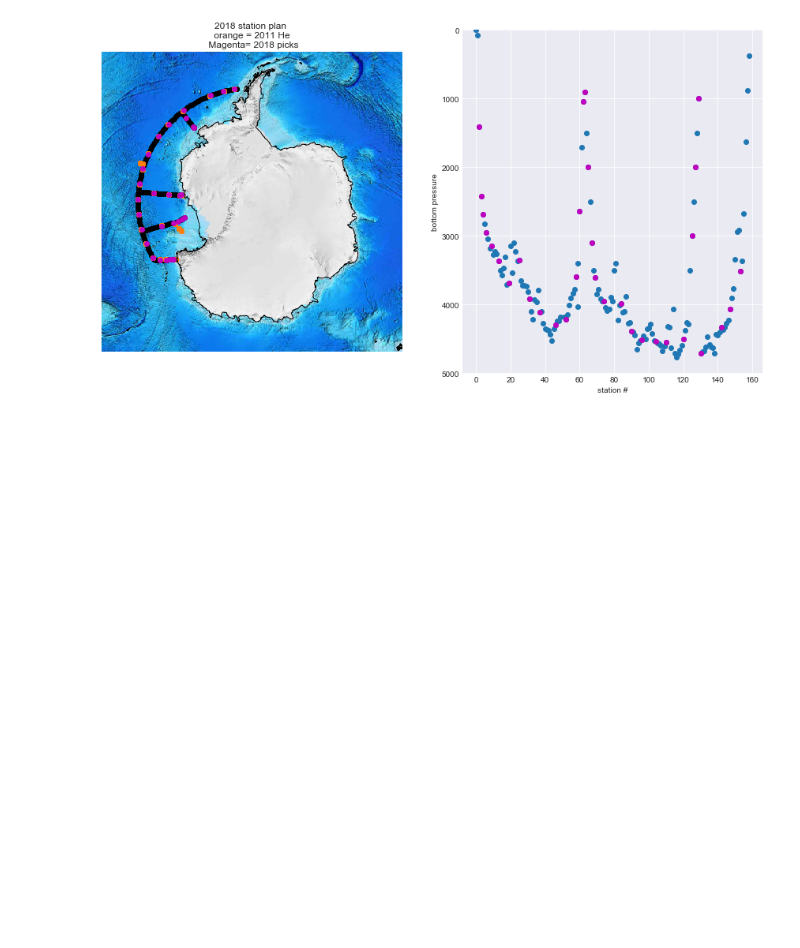
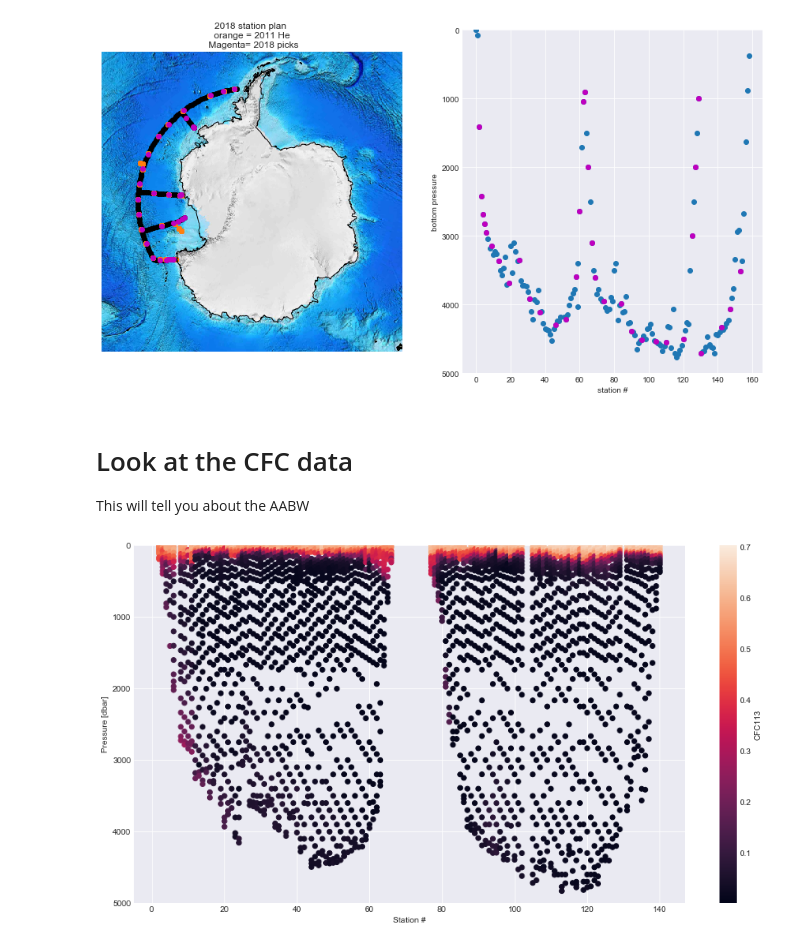
Before and after one commit to nlbeaird/S4P, a Jupyter notebook: plot_h3_2011_usingCSV_old_conflict.ipynb, the cells around one changed output. Drawn from its saved outputs; the diff is of its cells as text; code cells hidden in the pictures; blank space fills up the shorter version.

Commit message:
add CFC plots

```diff
--- a/plot_h3_2011_usingCSV_old_conflict.ipynb
+++ b/plot_h3_2011_usingCSV_old_conflict.ipynb
@@ -428,3 +432,17 @@ plt.xlabel('station #')
   ax.hold(b)
 <matplotlib.text.Text at 0x...>
 [figure]
+# %% [markdown]
+# Look at the CFC data
+This will tell you about the AABW
+# %%
+# lets look at where the CFCs were sampled
+fig, axs = plt.subplots(ncols=1, sharey=True, figsize=(15, 8))
+sc = plt.scatter(data_clean.STNNBR, data_clean.CTDPRS, c=data_clean.CFC113 )
+plt.xlabel('Station #')
+plt.ylabel('Pressure [dbar]')
+plt.ylim(5000, 0)
+cb = fig.colorbar(sc)
+cb.set_label('CFC113')
+# %% [output]
+[figure, added]
```
Also changed, not shown: parts of 10 cells of this notebook.
